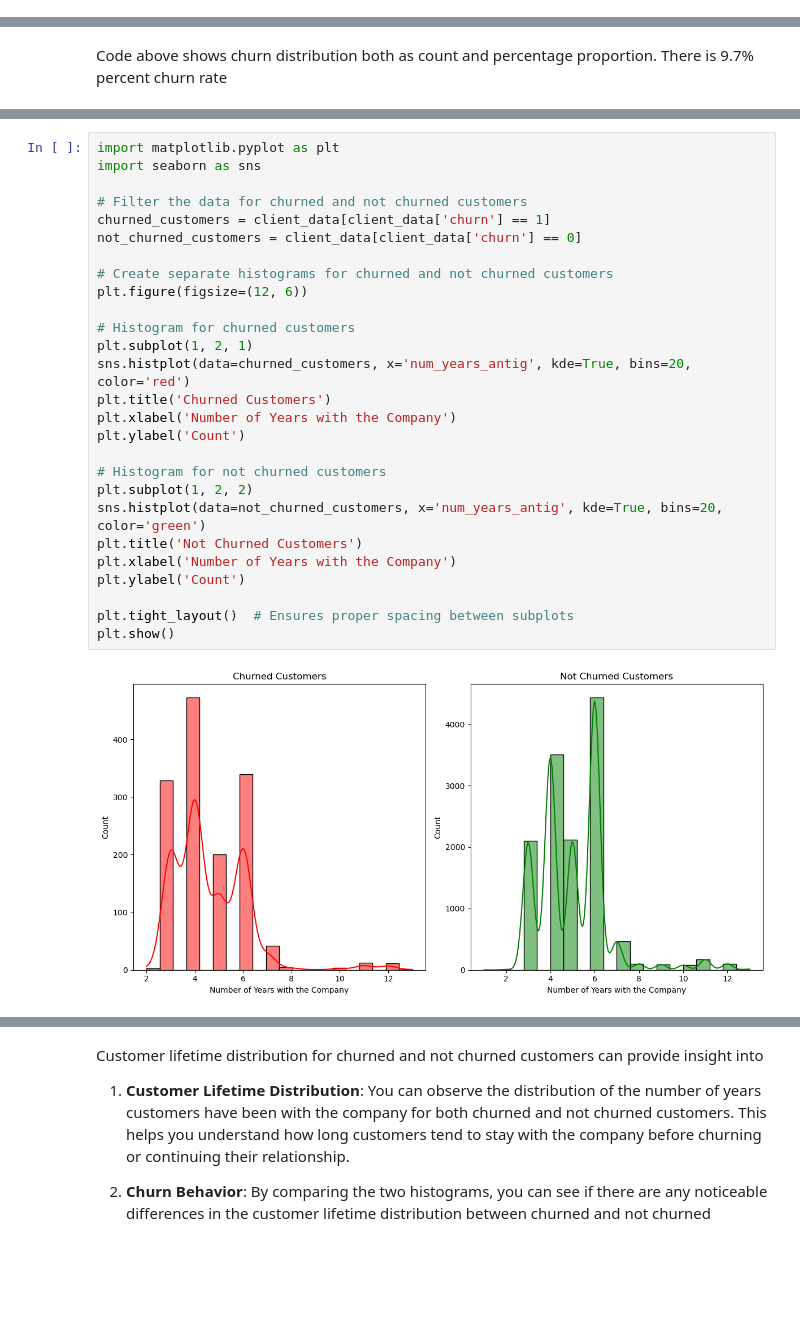
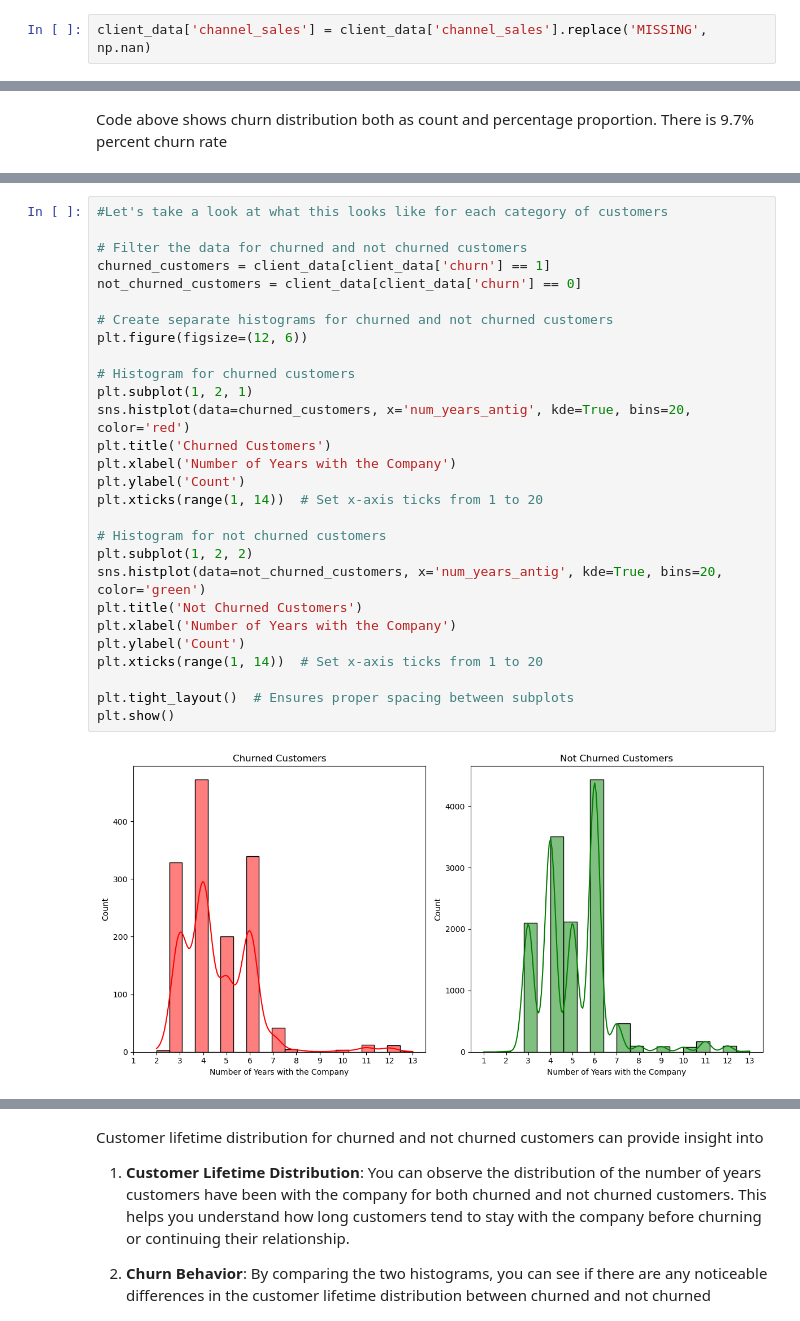
Before and after one commit to LaraOnipede/BCG_DataScience_AdvancedAnalytics_Virtual_Internship, a Jupyter notebook: EDA.ipynb, the cells around one changed output, grey strips where cells are left out. Cells and saved outputs as stored; diff of their text form; blank space fills up the shorter version.

Commit message:
Visual EDA of the forecast variables

```diff
--- a/EDA.ipynb
+++ b/EDA.ipynb
@@ -86,0 +94,2 @@ There are 26 columns in the client's data and 8 columns in the price's data
+# %%
+client_data['channel_sales'] = client_data['channel_sales'].replace('MISSING', np.nan)
@@ -226,29 +288,30 @@ plt.show()
 # %%
-import matplotlib.pyplot as plt
-import seaborn as sns
+#Let's take a look at what this looks like for each category of customers
 
 # Filter the data for churned and not churned customers
 churned_customers = client_data[client_data['churn'] == 1]
 not_churned_customers = client_data[client_data['churn'] == 0]
 
 # Create separate histograms for churned and not churned customers
 plt.figure(figsize=(12, 6))
 
 # Histogram for churned customers
 plt.subplot(1, 2, 1)
 sns.histplot(data=churned_customers, x='num_years_antig', kde=True, bins=20, color='red')
 plt.title('Churned Customers')
 plt.xlabel('Number of Years with the Company')
 plt.ylabel('Count')
+plt.xticks(range(1, 14))  # Set x-axis ticks from 1 to 20
 
 # Histogram for not churned customers
 plt.subplot(1, 2, 2)
 sns.histplot(data=not_churned_customers, x='num_years_antig', kde=True, bins=20, color='green')
 plt.title('Not Churned Customers')
 plt.xlabel('Number of Years with the Company')
 plt.ylabel('Count')
+plt.xticks(range(1, 14))  # Set x-axis ticks from 1 to 20
 
 plt.tight_layout()  # Ensures proper spacing between subplots
 plt.show()
 # %% [output]
-[figure, old version]
+[figure, new version]
```
Also changed, not shown: parts of 20 cells of this notebook.
